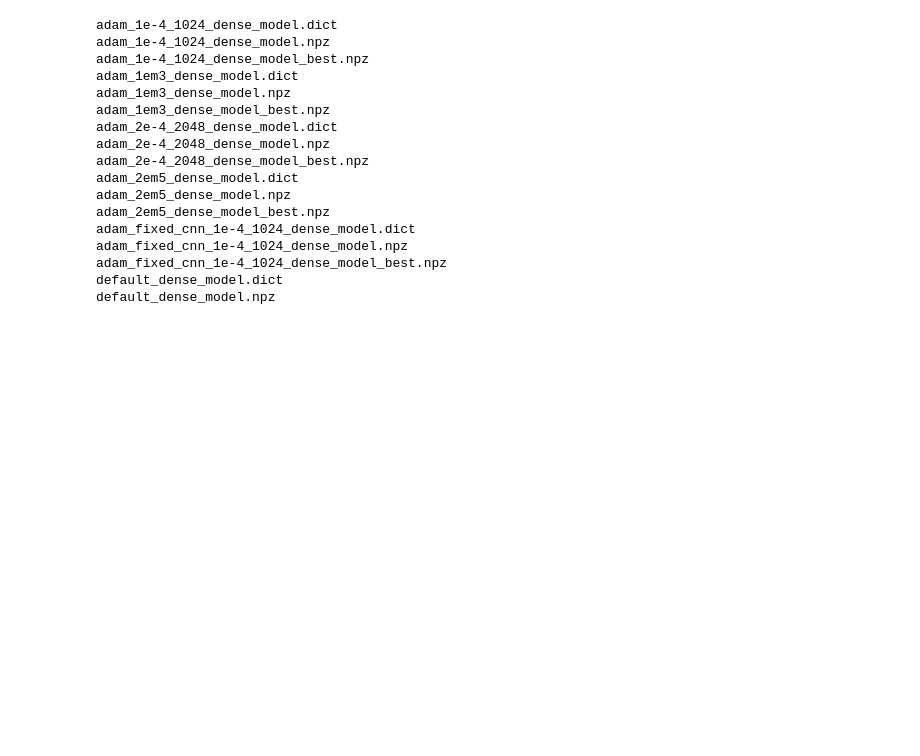
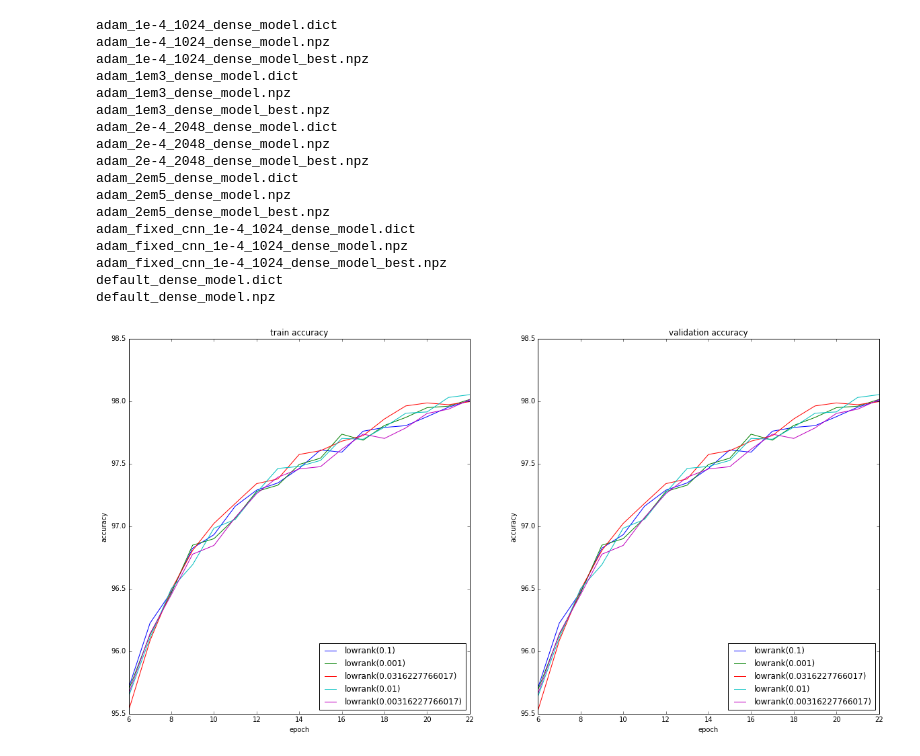
Before and after one commit to thatdeep/kron_layer_lasagne, a Jupyter notebook: train_history_visualization.ipynb, the cells around one changed output. Saved outputs shown, nothing was run; the diff lists cells and outputs as text; code cells hidden in the pictures; blank space fills up the shorter version.

Commit message:
some modifications. history visualization works for lowrank

```diff
--- a/train_history_visualization.ipynb
+++ b/train_history_visualization.ipynb
@@ -173,0 +230,4 @@ default_dense_model.npz
+# %%
+visualize_lowranks(k=5)
+# %% [output]
+[figure, added]
```
Also changed, not shown: parts of 1 cell of this notebook, 1 other file.
